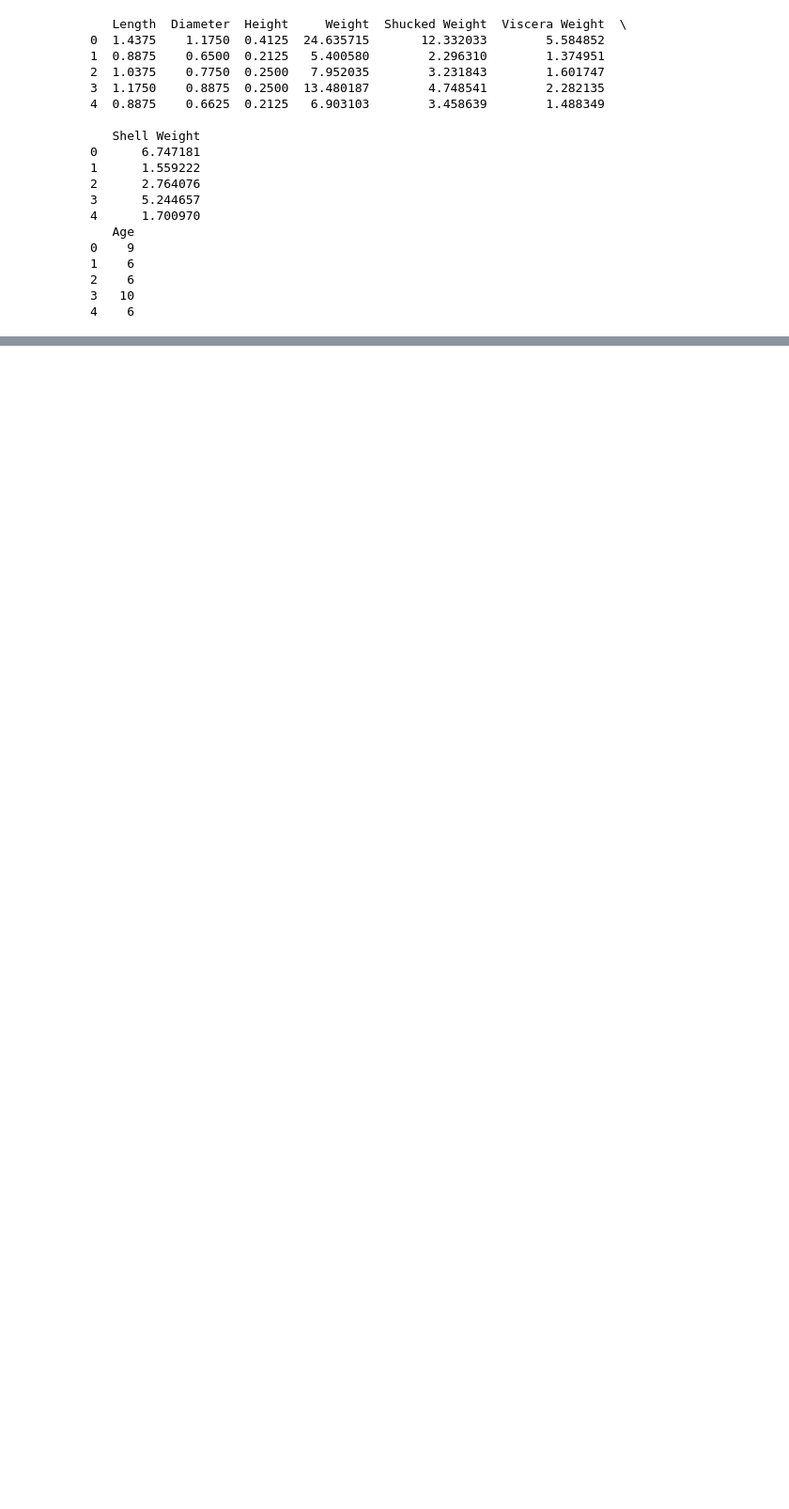
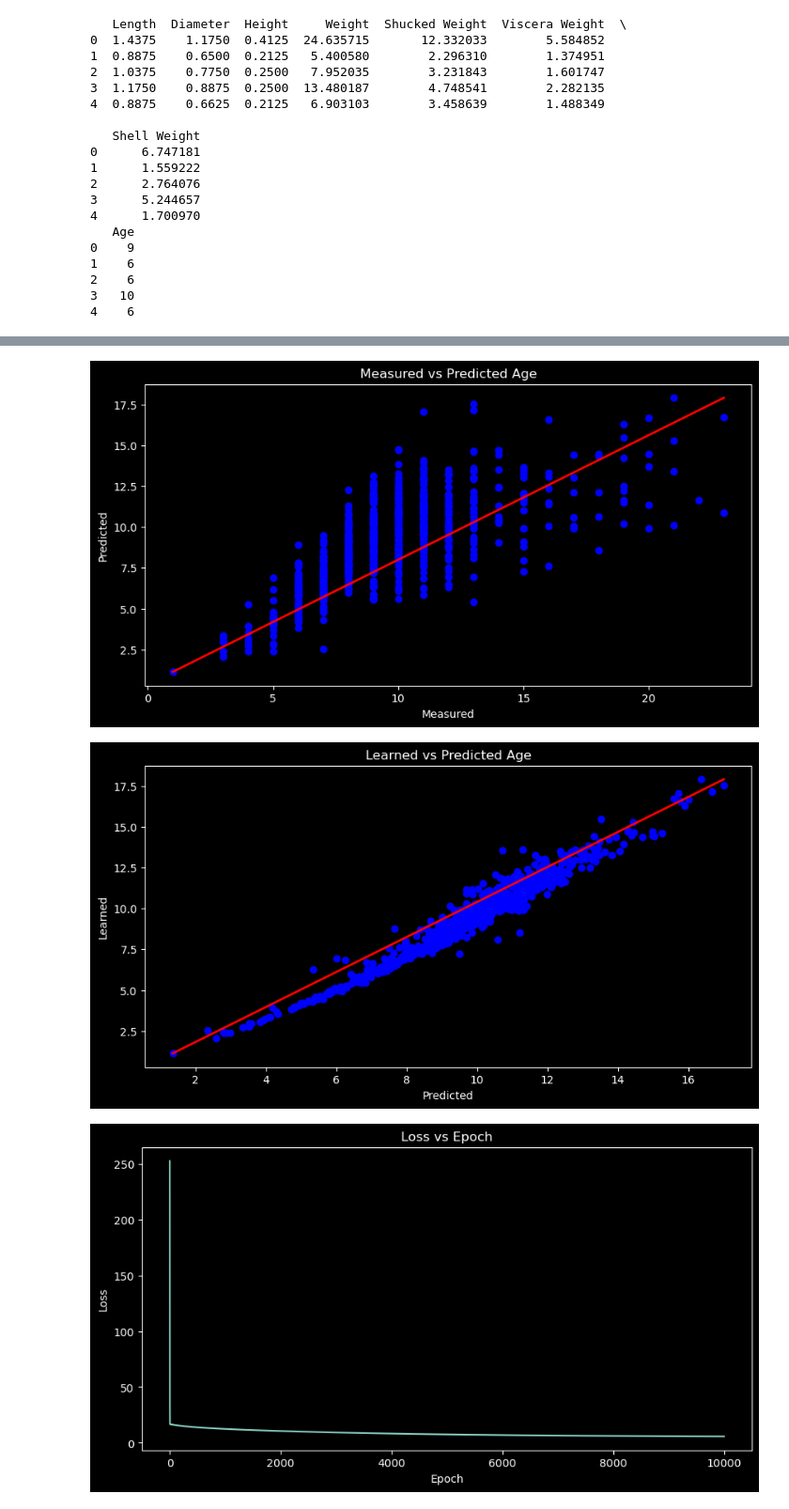
Before and after one commit to Max-Ratcliff/Sci-Ai-homework-2024-2026, a Jupyter notebook: ML_crab_example/ML_example_02_05_2025.ipynb, the cells around one changed output, grey strips where cells are left out. Shown at 94% size. Cells and saved outputs as stored; diff of their text form; code cells hidden in the pictures; blank space fills up the shorter version.

```diff
--- a/ML_crab_example/ML_example_02_05_2025.ipynb
+++ b/ML_crab_example/ML_example_02_05_2025.ipynb
@@ -96,0 +112,15 @@ RMSE: 2.197926570147461
+# %%
+def gradient_descent(A, y, rate, epochs, loss):
+    w = torch.rand((x_train.shape[1],1), dtype=torch.float32)
+    for i in range(epochs):
+        # compute the gradient
+        diff = A @ w - y
+        # grad = 2 * A.T @ A @ w - 2 * A.T @ y
+        grad = 2 * A.T @ diff / A.shape[0]
+        # update the weights
+        w = w - rate * grad
+
+        loss.append(torch.mean(diff ** 2))
+        if i % 1000 == 0:
+            print(f'Epoch {i}: Error = {loss[-1]}')
+    return w
@@ -96,0 +166,34 @@ RMSE: 2.197926570147461
+# %%
+
+x_range = (min(y_test), max(y_test))
+y_range = (min(y_learned), max(y_learned))
+plt.figure(figsize=(10, 5))
+# plot predicted vs actual
+plt.scatter(y_test, y_learned, color='blue')
+# Fit a line to the data
+plt.plot(x_range, y_range, lw=2, color='red')
+plt.xlabel('Measured')
+plt.ylabel('Predicted')
+plt.title('Measured vs Predicted Age')
+
+x_range = (min(y_pred), max(y_pred))
+y_range = (min(y_learned), max(y_learned))
+plt.figure(figsize=(10, 5))
+# plot predicted vs actual
+plt.scatter(y_pred, y_learned, color='blue')
+# Fit a line to the data
+plt.plot(x_range, y_range, lw=2, color='red')
+plt.xlabel('Predicted')
+plt.ylabel('Learned')
+plt.title('Learned vs Predicted Age')
+
+plt.figure(figsize=(10, 5))
+plt.plot(range(epochs), loss)
+plt.xlabel('Epoch')
+plt.ylabel('Loss')
+plt.title('Loss vs Epoch')
+plt.show()
+# %% [output]
+[figure, added]
+[figure, added]
+[figure, added]
```
Also changed, not shown: parts of 2 cells of this notebook, 2 other files.
